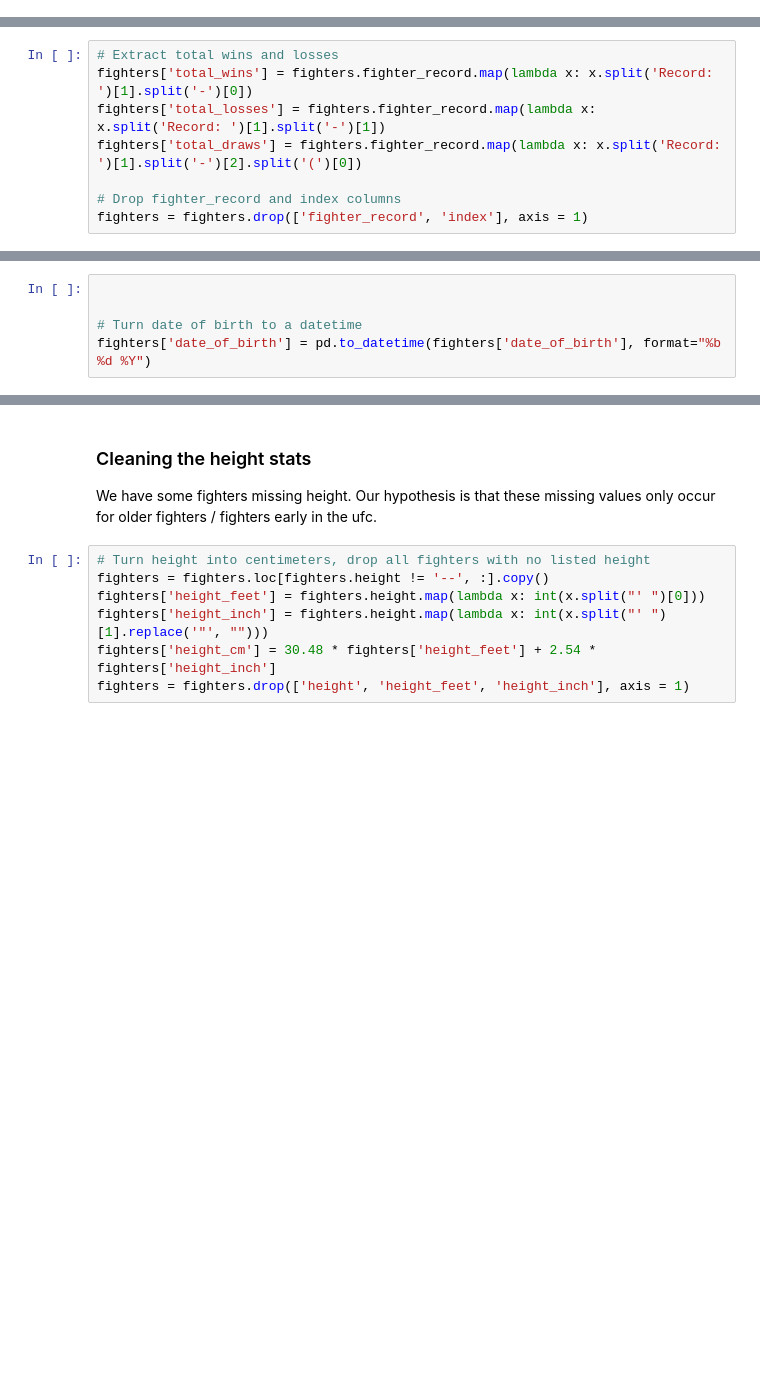
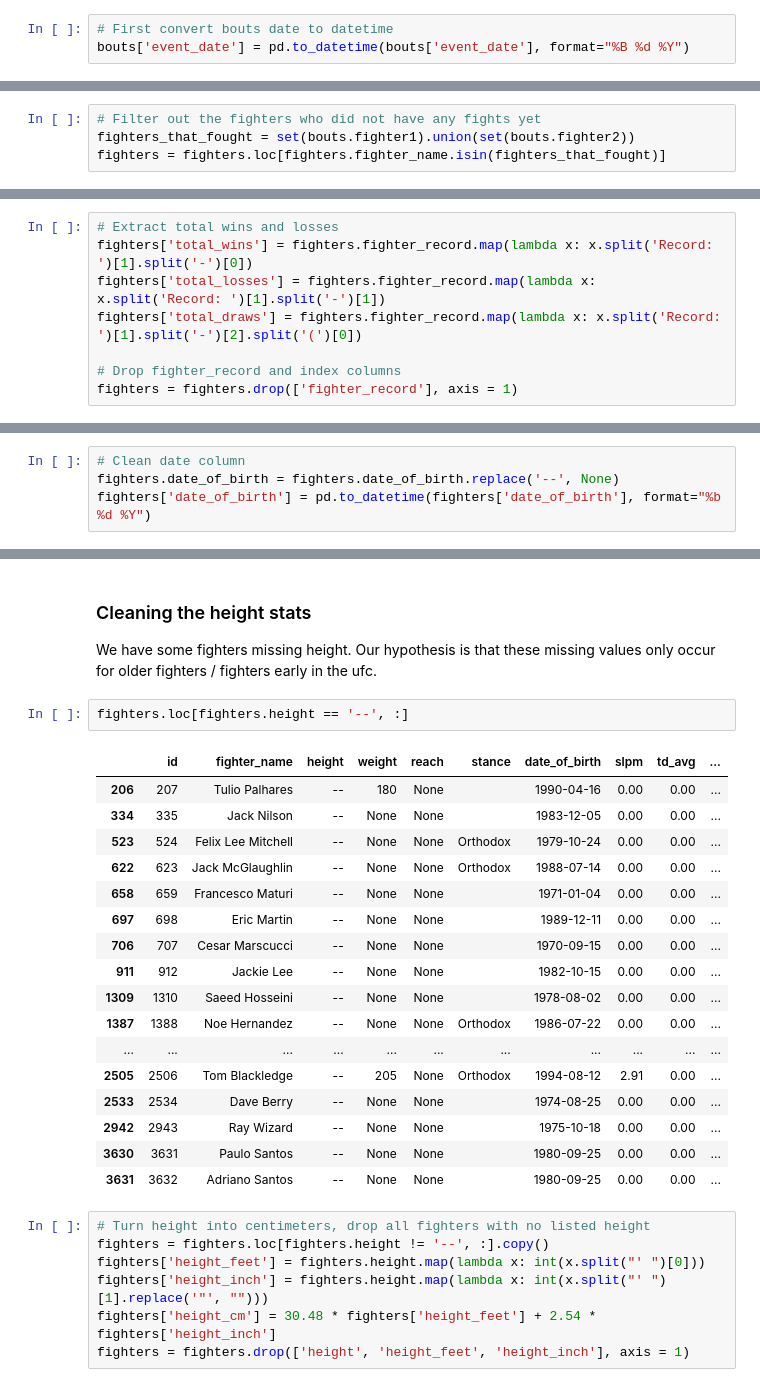
Before and after one commit to Tdeb96/ufc_fight_predictor, a Jupyter notebook: pre-processing.ipynb, the cells around one changed output, grey strips where cells are left out. Drawn from its saved outputs; the diff is of its cells as text; blank space fills up the shorter version.

```diff
--- a/pre-processing.ipynb
+++ b/pre-processing.ipynb
@@ -30,6 +30,9 @@ with db_engine.connect() as conn:
     fighters = pd.read_sql('SELECT * FROM ufc.fighters', con = conn)
 # %% [markdown]
 ## Data pre processing
+# %%
+# First convert bouts date to datetime
+bouts['event_date'] = pd.to_datetime(bouts['event_date'], format="%B %d %Y")
 # %%
 fighters.head()
 # %% [output]
@@ -62,0 +45,4 @@ bouts.head()
+# %%
+# Filter out the fighters who did not have any fights yet
+fighters_that_fought = set(bouts.fighter1).union(set(bouts.fighter2))
+fighters = fighters.loc[fighters.fighter_name.isin(fighters_that_fought)]
@@ -67,4 +55,4 @@ fighters['total_losses'] = fighters.fighter_record.map(lambda x: x.split('Record
 fighters['total_draws'] = fighters.fighter_record.map(lambda x: x.split('Record: ')[1].split('-')[2].split('(')[0])
 
 # Drop fighter_record and index columns
-fighters = fighters.drop(['fighter_record', 'index'], axis = 1)
+fighters = fighters.drop(['fighter_record'], axis = 1)
@@ -87,6 +61,5 @@ fighters.loc[fighters.date_of_birth=='--']
 # %%
-
-
-# Turn date of birth to a datetime
+# Clean date column
+fighters.date_of_birth = fighters.date_of_birth.replace('--', None)
 fighters['date_of_birth'] = pd.to_datetime(fighters['date_of_birth'], format="%b %d %Y")
 # %% [output]
@@ -94,6 +72,26 @@ ValueError: time data '--' does not match format '%b %d %Y' (match)
 # %% [markdown]
 ### Cleaning the height stats
 We have some fighters missing height. Our hypothesis is that these missing values only occur for older fighters / fighters early in the ufc.
+# %%
+fighters.loc[fighters.height == '--', :]
+# %% [output]
+|  | id | fighter_name | height | weight | reach | stance | date_of_birth | slpm | td_avg | ... |
+| 206 | 207 | Tulio Palhares | -- | 180 | None |  | 1990-04-16 | 0.00 | 0.00 | ... |
+| 334 | 335 | Jack Nilson | -- | None | None |  | 1983-12-05 | 0.00 | 0.00 | ... |
+| 523 | 524 | Felix Lee Mitchell | -- | None | None | Orthodox | 1979-10-24 | 0.00 | 0.00 | ... |
+| 622 | 623 | Jack McGlaughlin | -- | None | None | Orthodox | 1988-07-14 | 0.00 | 0.00 | ... |
+| 658 | 659 | Francesco Maturi | -- | None | None |  | 1971-01-04 | 0.00 | 0.00 | ... |
+| 697 | 698 | Eric Martin | -- | None | None |  | 1989-12-11 | 0.00 | 0.00 | ... |
+| 706 | 707 | Cesar Marscucci | -- | None | None |  | 1970-09-15 | 0.00 | 0.00 | ... |
+| 911 | 912 | Jackie Lee | -- | None | None |  | 1982-10-15 | 0.00 | 0.00 | ... |
+| 1309 | 1310 | Saeed Hosseini | -- | None | None |  | 1978-08-02 | 0.00 | 0.00 | ... |
+| 1387 | 1388 | Noe Hernandez | -- | None | None | Orthodox | 1986-07-22 | 0.00 | 0.00 | ... |
+| ... | ... | ... | ... | ... | ... | ... | ... | ... | ... | ... |
+| 2505 | 2506 | Tom Blackledge | -- | 205 | None | Orthodox | 1994-08-12 | 2.91 | 0.00 | ... |
+| 2533 | 2534 | Dave Berry | -- | None | None |  | 1974-08-25 | 0.00 | 0.00 | ... |
+| 2942 | 2943 | Ray Wizard | -- | None | None |  | 1975-10-18 | 0.00 | 0.00 | ... |
+| 3630 | 3631 | Paulo Santos | -- | None | None |  | 1980-09-25 | 0.00 | 0.00 | ... |
+| 3631 | 3632 | Adriano Santos | -- | None | None |  | 1980-09-25 | 0.00 | 0.00 | ... |
 # %%
 # Turn height into centimeters, drop all fighters with no listed height
 fighters = fighters.loc[fighters.height != '--', :].copy()
```
Also changed, not shown: parts of 7 cells of this notebook, 1 other file.
